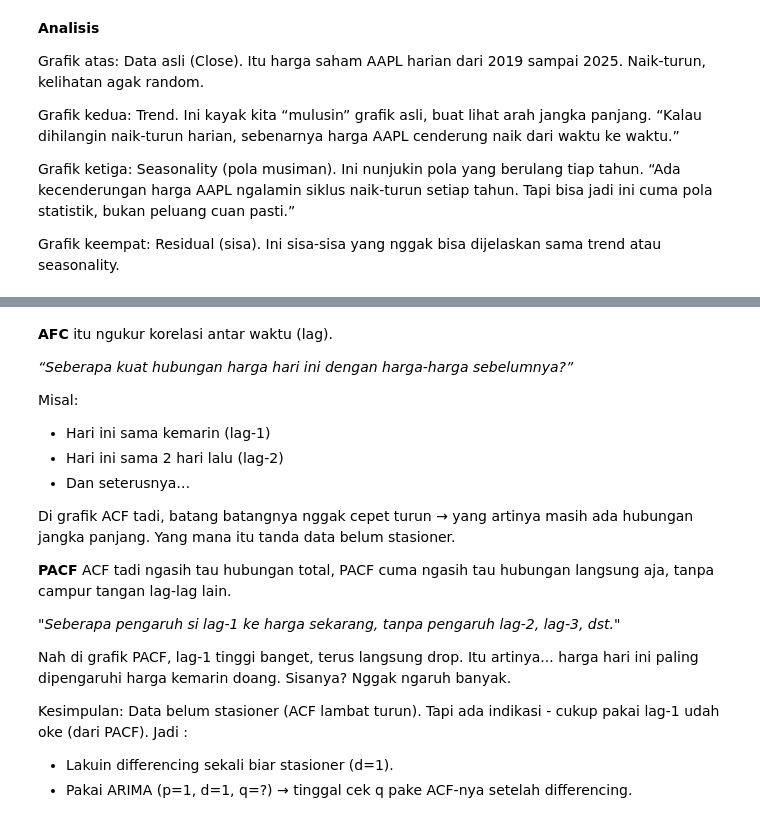
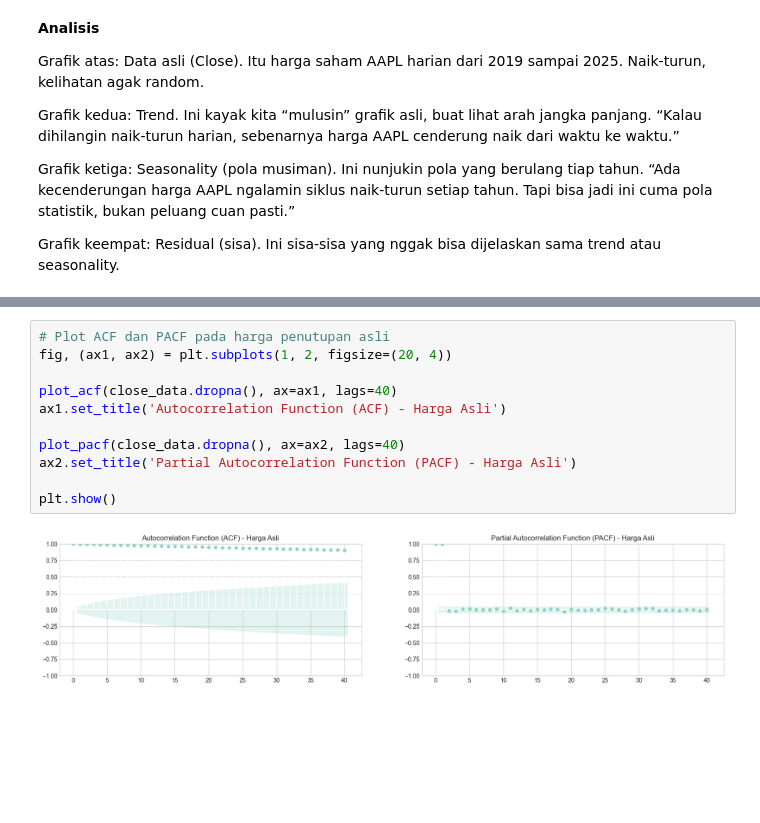
Before and after one commit to Ryanakml/Stock-Price-Predictor, a Jupyter notebook: stock_predictor.ipynb, the cells around one changed output, grey strips where cells are left out. Saved outputs shown, nothing was run; the diff lists cells and outputs as text; blank space fills up the shorter version.

```diff
--- a/stock_predictor.ipynb
+++ b/stock_predictor.ipynb
@@ -407,25 +332,13 @@ plt.show()
-# %% [markdown]
-**AFC** itu ngukur korelasi antar waktu (lag).
-
-*“Seberapa kuat hubungan harga hari ini dengan harga-harga sebelumnya?”*
-
-Misal:
-- Hari ini sama kemarin (lag-1)
-- Hari ini sama 2 hari lalu (lag-2)
-- Dan seterusnya…
-
-Di grafik ACF tadi, batang batangnya nggak cepet turun →
-yang artinya masih ada hubungan jangka panjang. Yang mana itu tanda data belum stasioner.
-
-**PACF** ACF tadi ngasih tau hubungan total, PACF cuma ngasih tau hubungan langsung aja, tanpa campur tangan lag-lag lain.
-
-*"Seberapa pengaruh si lag-1 ke harga sekarang, tanpa pengaruh lag-2, lag-3, dst."*
-
-Nah di grafik PACF, lag-1 tinggi banget, terus langsung drop.
-Itu artinya... harga hari ini paling dipengaruhi harga kemarin doang. Sisanya? Nggak ngaruh banyak.
-
-Kesimpulan:
-Data belum stasioner (ACF lambat turun). Tapi ada indikasi - cukup pakai lag-1 udah oke (dari PACF).
-Jadi :
-- Lakuin differencing sekali biar stasioner (d=1).
-- Pakai ARIMA (p=1, d=1, q=?) → tinggal cek q pake ACF-nya setelah differencing.
+# %%
+# Plot ACF dan PACF pada harga penutupan asli
+fig, (ax1, ax2) = plt.subplots(1, 2, figsize=(20, 4))
+
+plot_acf(close_data.dropna(), ax=ax1, lags=40)
+ax1.set_title('Autocorrelation Function (ACF) - Harga Asli')
+
+plot_pacf(close_data.dropna(), ax=ax2, lags=40)
+ax2.set_title('Partial Autocorrelation Function (PACF) - Harga Asli')
+
+plt.show()
+# %% [output]
+[figure, added]
```
Also changed, not shown: parts of 16 cells of this notebook.
